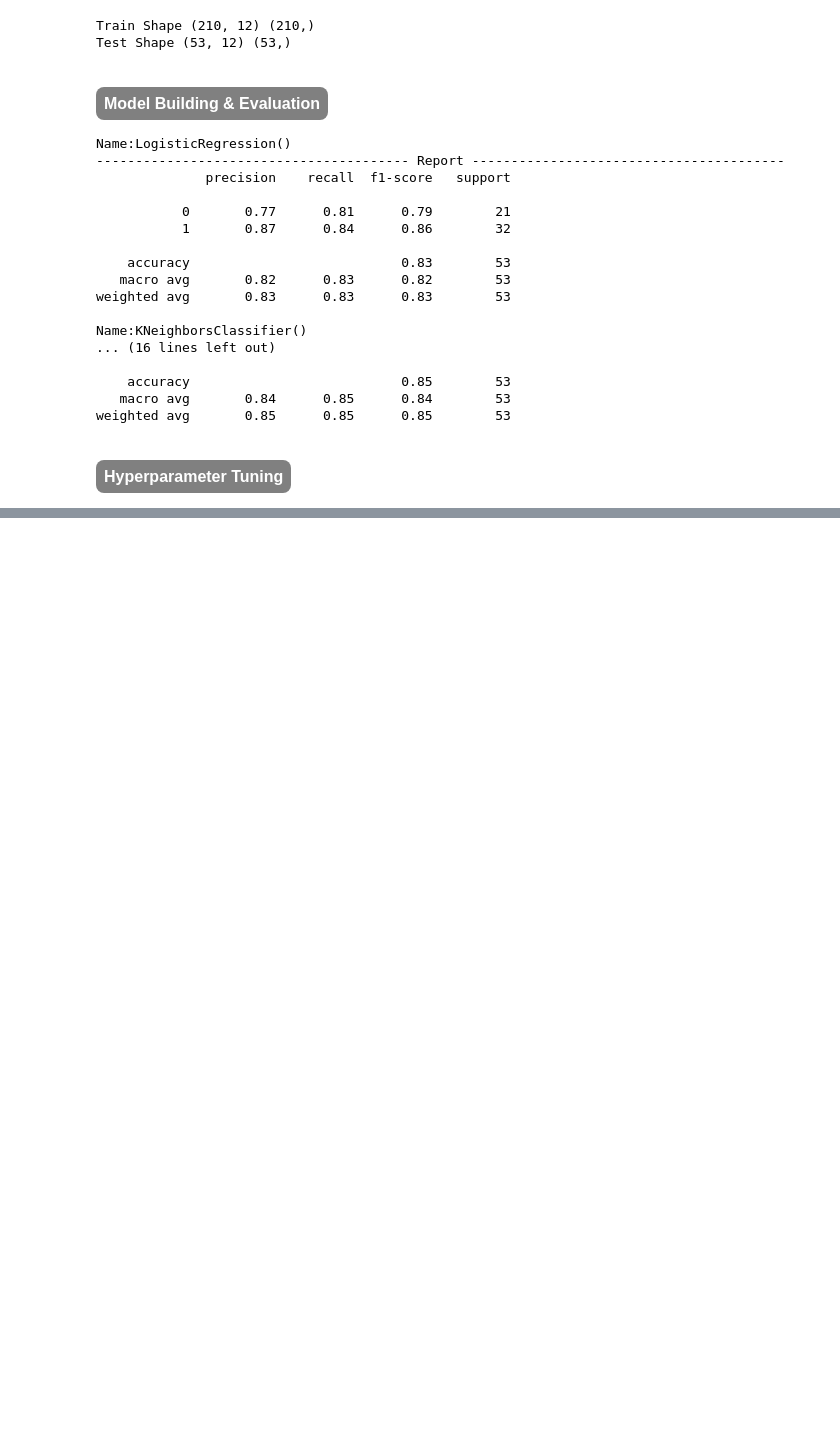
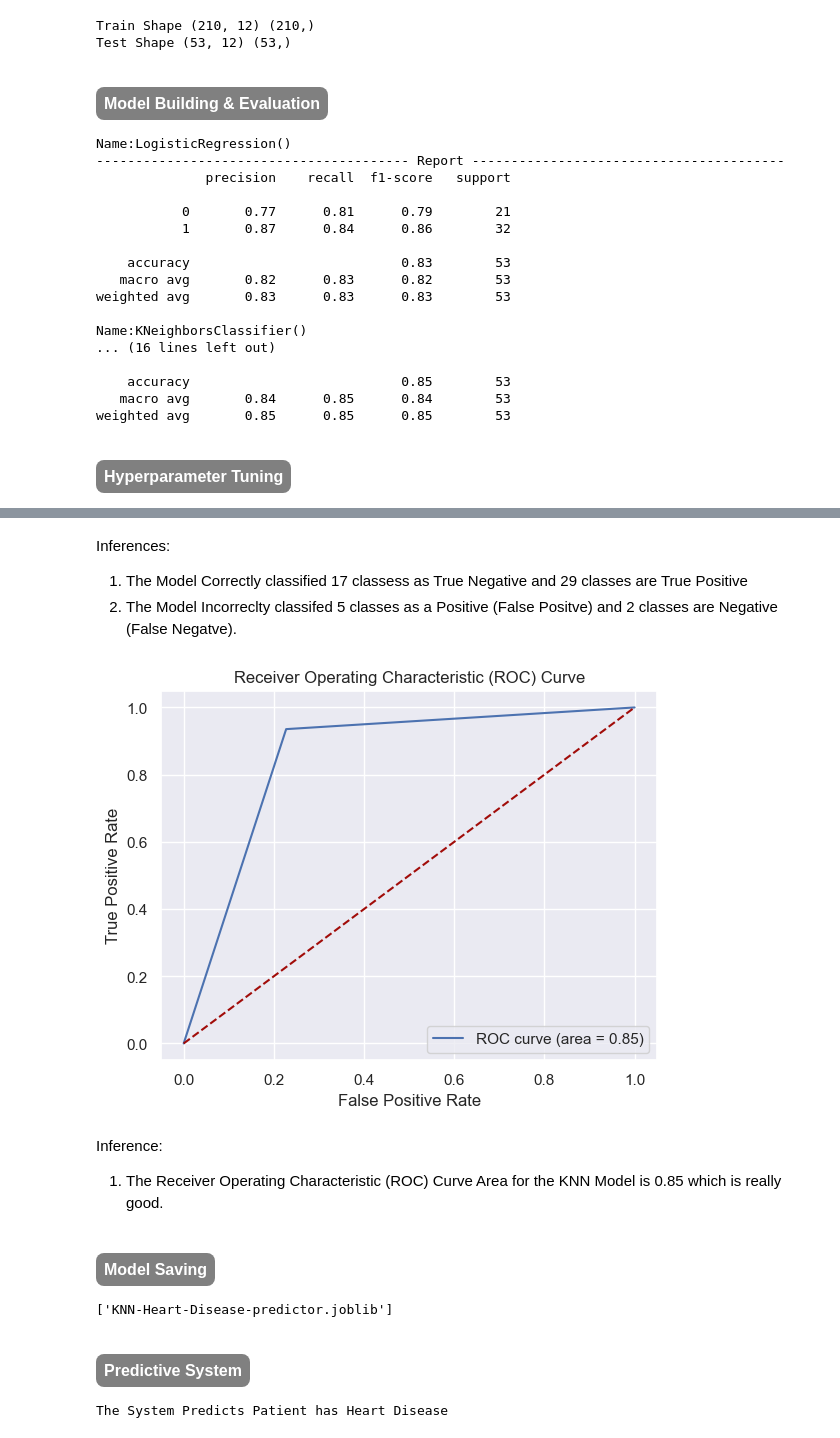
Before and after one commit to mideyolu/Heart-Disease-Prediction, a Jupyter notebook: notebook/notebook.ipynb, the cells around one changed output, grey strips where cells are left out. Drawn from its saved outputs; the diff is of its cells as text; code cells hidden in the pictures; blank space fills up the shorter version.

```diff
--- a/notebook/notebook.ipynb
+++ b/notebook/notebook.ipynb
@@ -607,0 +644,51 @@ weighted avg       0.89      0.89      0.89        53
+# %% [markdown]
+Inferences:
+1. The Model Correctly classified 17 classess as True Negative and 29 classes are True Positive
+2. The Model Incorreclty classifed 5 classes as a Positive (False Positve) and 2 classes are Negative (False Negatve).
+# %%
+#roc curve
+fpr, tpr, thresholds = roc_curve(y_test, y_pred)
+
+#calculate the Auc
+auc_score = auc(fpr, tpr)
+
+#displaying the roc currve
+sns.lineplot(
+    x=fpr, y=tpr, palette=colors
+)
+plt.plot([0,1], [0,1], linestyle='--', color=colors[3])
+plt.title('Receiver Operating Characteristic (ROC) Curve')
+plt.legend(['ROC curve (area = %0.2f)' % auc_score])
+plt.xlabel('False Positive Rate')
+plt.ylabel('True Positive Rate')
+
+plt.show()
+# %% [output]
+[figure, added]
+# %% [markdown]
+Inference:
+1. The Receiver Operating Characteristic (ROC) Curve Area for the KNN Model is 0.85 which is really good.
+# %% [markdown]
+#### <b> <a id='17' style='font-size:16px; background-color:gray; color:white; padding: 0.5rem; border-radius:0.5rem'>Model Saving</a><b>
+# %%
+#saving the model
+import joblib
+joblib.dump(model, 'KNN-Heart-Disease-predictor.joblib')
+# %% [output]
+['KNN-Heart-Disease-predictor.joblib']
+# %% [markdown]
+#### <b> <a id='18' style='font-size:16px; background-color:gray; color:white; padding: 0.5rem; border-radius:0.5rem'>Predictive System</a><b>
+# %%
+#building a predictive system
+features = (63,0,2,135,252,0,172,0,0,2,0,2)
+
+input_data = np.array(features).reshape(1,-1)
+
+predictor = joblib.load('KNN-Heart-Disease-predictor.joblib')
+
+prediction = predictor.predict(input_data)
+
+output = ['Patient has no Sign of Heart Disease' if prediction[0] == 0 else 'Patient has Heart Disease']
+print(f'The System Predicts {output[0]}')
+# %% [output]
+The System Predicts Patient has Heart Disease
```
Also changed, not shown: parts of 20 cells of this notebook, 1 other file.
